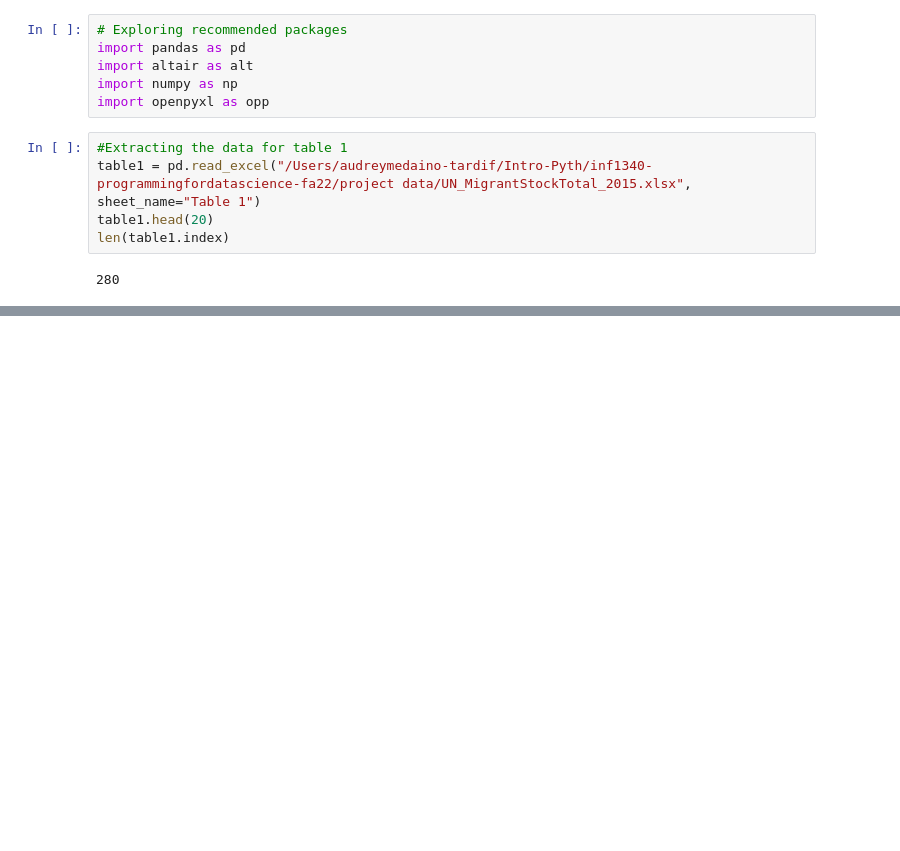
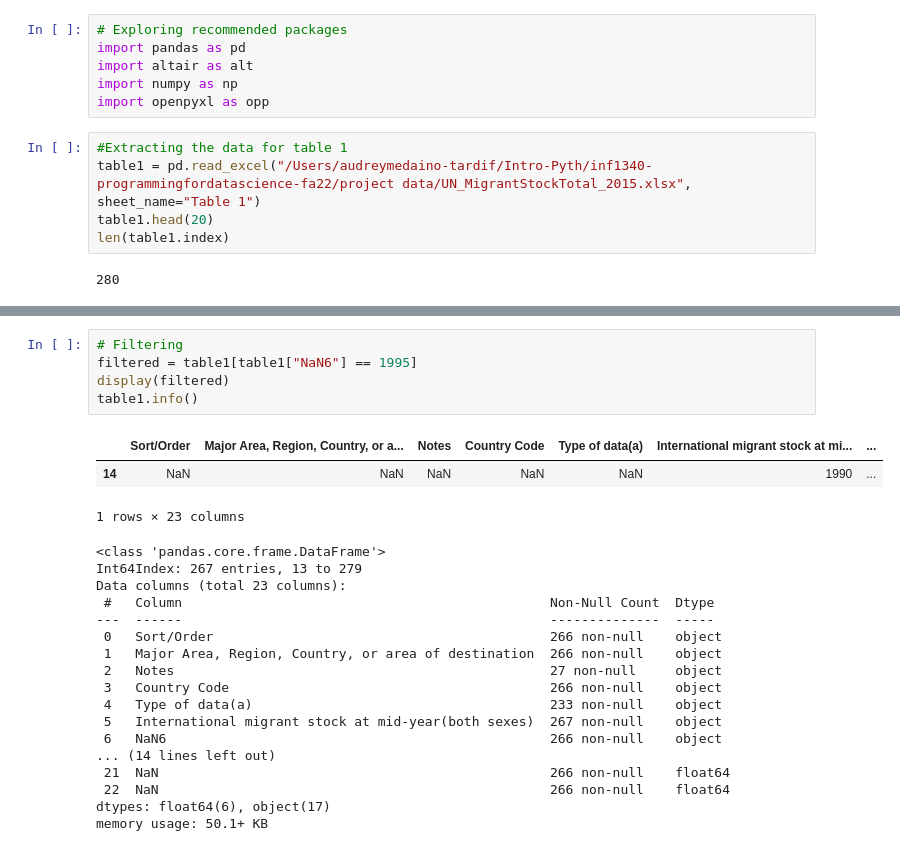
Before and after one commit to zhenwujason/inf1340-ZhenWuJason-Project, a Jupyter notebook: mid-term-project-submissions/data-cleaning.ipynb, the cells around one changed output, grey strips where cells are left out. Drawn from its saved outputs; the diff is of its cells as text; blank space fills up the shorter version.

```diff
--- a/mid-term-project-submissions/data-cleaning.ipynb
+++ b/mid-term-project-submissions/data-cleaning.ipynb
@@ -38,3 +38,29 @@ None
 | 278 | 264 | Tuvalu | NaN | 798 | C | 318 | ... |
 | 279 | 265 | Wallis and Futuna Islands | NaN | 876 | B | 1402 | ... |
 267 rows × 23 columns
+# %%
+# Filtering
+filtered = table1[table1["NaN6"] == 1995]
+display(filtered)
+table1.info()
+# %% [output]
+|  | Sort/Order | Major Area, Region, Country, or a... | Notes | Country Code | Type of data(a) | International migrant stock at mi... | ... |
+| 14 | NaN | NaN | NaN | NaN | NaN | 1990 | ... |
+1 rows × 23 columns
+<class 'pandas.core.frame.DataFrame'>
+Int64Index: 267 entries, 13 to 279
+Data columns (total 23 columns):
+ #   Column                                               Non-Null Count  Dtype
+---  ------                                               --------------  -----
+ 0   Sort/Order                                           266 non-null    object
+ 1   Major Area, Region, Country, or area of destination  266 non-null    object
+ 2   Notes                                                27 non-null     object
+ 3   Country Code                                         266 non-null    object
+ 4   Type of data(a)                                      233 non-null    object
+ 5   International migrant stock at mid-year(both sexes)  267 non-null    object
+ 6   NaN6                                                 266 non-null    object
+... (14 lines left out)
+ 21  NaN                                                  266 non-null    float64
+ 22  NaN                                                  266 non-null    float64
+dtypes: float64(6), object(17)
+memory usage: 50.1+ KB
```
Also changed, not shown: parts of 2 cells of this notebook, 1 other file.
